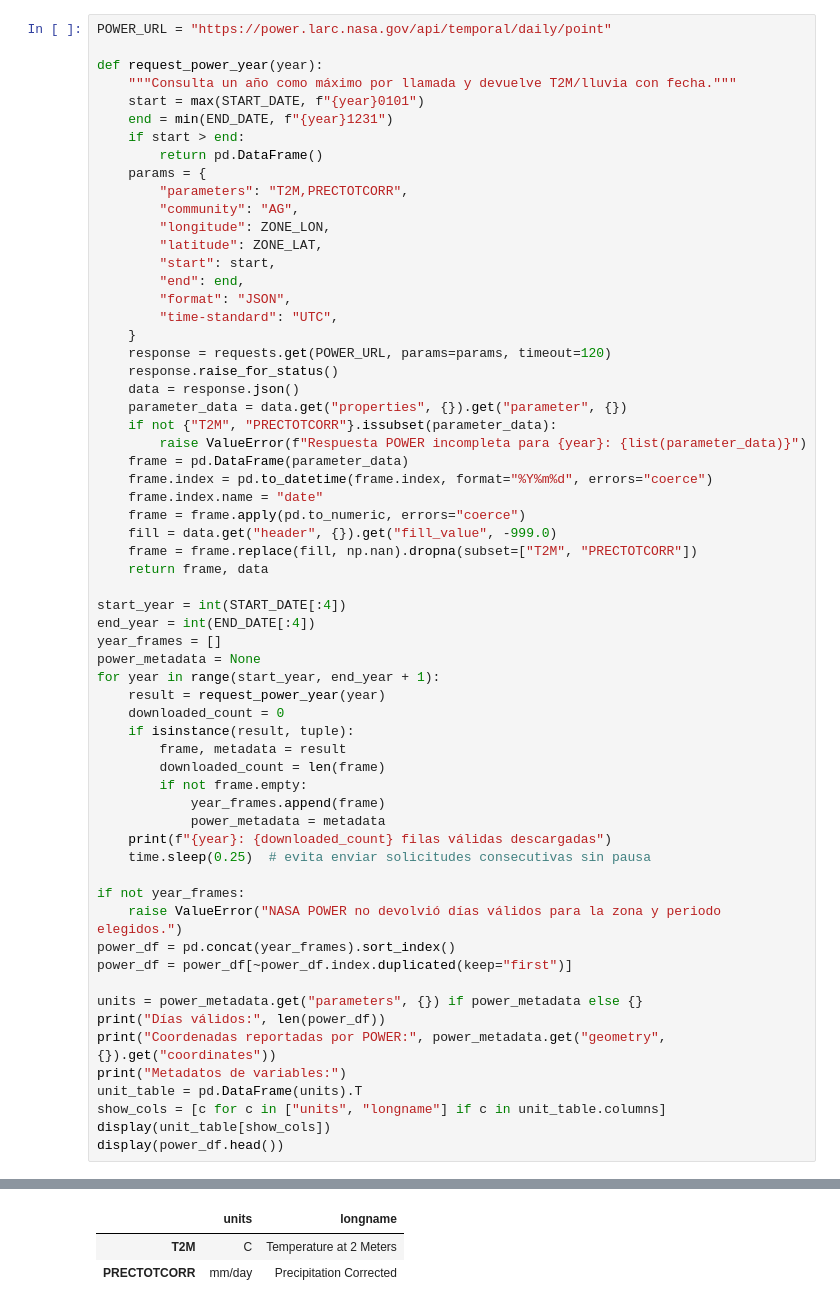
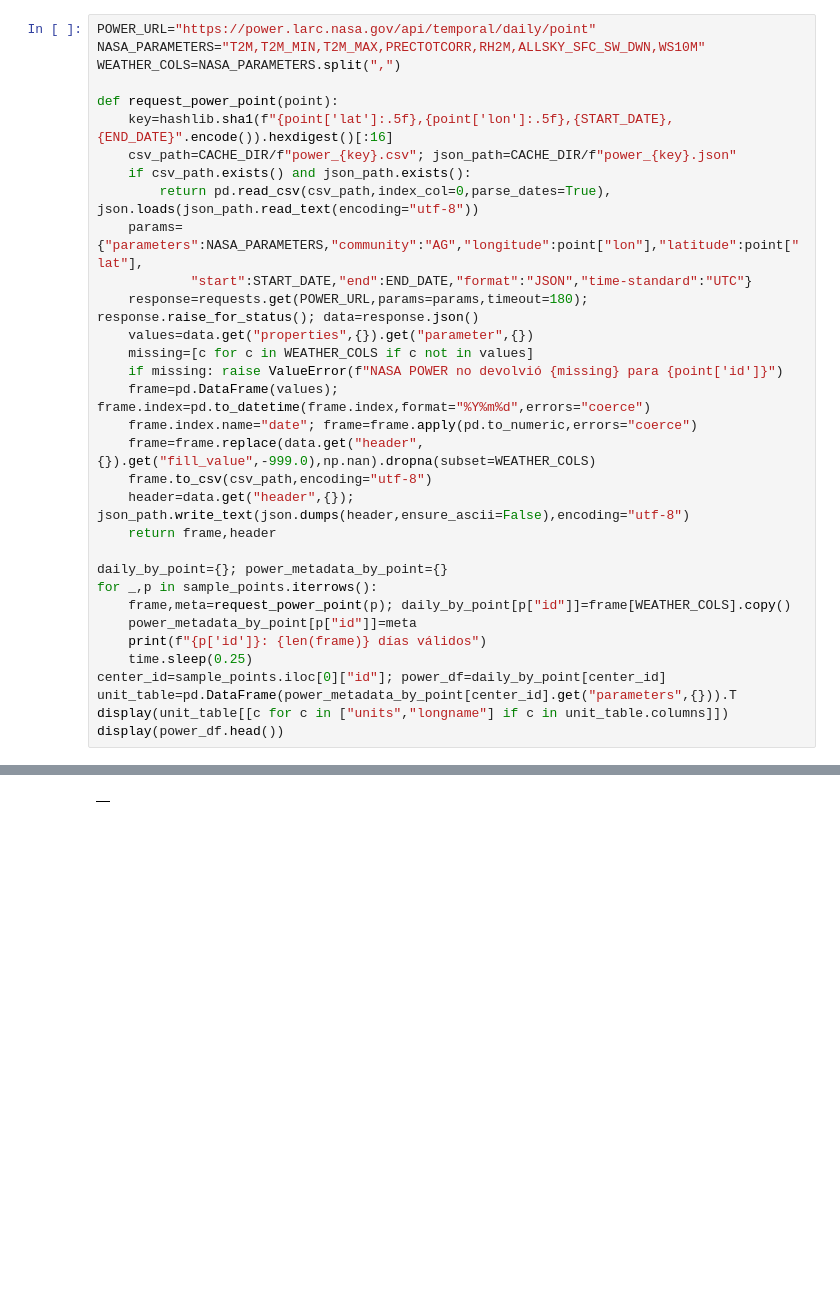
Before and after one commit to kevinmore26/NASA_SPACE_APPS_HACKATON, a Jupyter notebook: ml/ml.ipynb, the cells around one changed output, grey strips where cells are left out. Drawn from its saved outputs; the diff is of its cells as text; blank space fills up the shorter version.

```diff
--- a/ml/ml.ipynb
+++ b/ml/ml.ipynb
@@ -124,63 +136,34 @@ La consulta solicita `T2M` (temperatura media a 2 m, °C) y `PRECTOTCORR` (preci
 # %%
-POWER_URL = "https://power.larc.nasa.gov/api/temporal/daily/point"
+POWER_URL="https://power.larc.nasa.gov/api/temporal/daily/point"
+NASA_PARAMETERS="T2M,T2M_MIN,T2M_MAX,PRECTOTCORR,RH2M,ALLSKY_SFC_SW_DWN,WS10M"
+WEATHER_COLS=NASA_PARAMETERS.split(",")
 
-def request_power_year(year):
-    """Consulta un año como máximo por llamada y devuelve T2M/lluvia con fecha."""
-    start = max(START_DATE, f"{year}0101")
-    end = min(END_DATE, f"{year}1231")
-    if start > end:
-        return pd.DataFrame()
-    params = {
-        "parameters": "T2M,PRECTOTCORR",
-        "community": "AG",
-        "longitude": ZONE_LON,
-        "latitude": ZONE_LAT,
-        "start": start,
-        "end": end,
-        "format": "JSON",
-        "time-standard": "UTC",
-    }
-    response = requests.get(POWER_URL, params=params, timeout=120)
-    response.raise_for_status()
-    data = response.json()
-    parameter_data = data.get("properties", {}).get("parameter", {})
-    if not {"T2M", "PRECTOTCORR"}.issubset(parameter_data):
-        raise ValueError(f"Respuesta POWER incompleta para {year}: {list(parameter_data)}")
-    frame = pd.DataFrame(parameter_data)
-    frame.index = pd.to_datetime(frame.index, format="%Y%m%d", errors="coerce")
-    frame.index.name = "date"
-    frame = frame.apply(pd.to_numeric, errors="coerce")
-    fill = data.get("header", {}).get("fill_value", -999.0)
-    frame = frame.replace(fill, np.nan).dropna(subset=["T2M", "PRECTOTCORR"])
-    return frame, data
+def request_power_point(point):
+    key=hashlib.sha1(f"{point['lat']:.5f},{point['lon']:.5f},{START_DATE},{END_DATE}".encode()).hexdigest()[:16]
+    csv_path=CACHE_DIR/f"power_{key}.csv"; json_path=CACHE_DIR/f"power_{key}.json"
+    if csv_path.exists() and json_path.exists():
+        return pd.read_csv(csv_path,index_col=0,parse_dates=True), json.loads(json_path.read_text(encoding="utf-8"))
+    params={"parameters":NASA_PARAMETERS,"community":"AG","longitude":point["lon"],"latitude":point["lat"],
+            "start":START_DATE,"end":END_DATE,"format":"JSON","time-standard":"UTC"}
+    response=requests.get(POWER_URL,params=params,timeout=180); response.raise_for_status(); data=response.json()
+    values=data.get("properties",{}).get("parameter",{})
+    missing=[c for c in WEATHER_COLS if c not in values]
+    if missing: raise ValueError(f"NASA POWER no devolvió {missing} para {point['id']}")
+    frame=pd.DataFrame(values); frame.index=pd.to_datetime(frame.index,format="%Y%m%d",errors="coerce")
+    frame.index.name="date"; frame=frame.apply(pd.to_numeric,errors="coerce")
+    frame=frame.replace(data.get("header",{}).get("fill_value",-999.0),np.nan).dropna(subset=WEATHER_COLS)
+    frame.to_csv(csv_path,encoding="utf-8")
+    header=data.get("header",{}); json_path.write_text(json.dumps(header,ensure_ascii=False),encoding="utf-8")
+    return frame,header
 
-start_year = int(START_DATE[:4])
-end_year = int(END_DATE[:4])
-year_frames = []
-power_metadata = None
-for year in range(start_year, end_year + 1):
-    result = request_power_year(year)
-    downloaded_count = 0
-    if isinstance(result, tuple):
-        frame, metadata = result
-        downloaded_count = len(frame)
-        if not frame.empty:
-            year_frames.append(frame)
-            power_metadata = metadata
-    print(f"{year}: {downloaded_count} filas válidas descargadas")
-    time.sleep(0.25)  # evita enviar solicitudes consecutivas sin pausa
-
-if not year_frames:
-    raise ValueError("NASA POWER no devolvió días válidos para la zona y periodo elegidos.")
-power_df = pd.concat(year_frames).sort_index()
-power_df = power_df[~power_df.index.duplicated(keep="first")]
-
-units = power_metadata.get("parameters", {}) if power_metadata else {}
-print("Días válidos:", len(power_df))
-print("Coordenadas reportadas por POWER:", power_metadata.get("geometry", {}).get("coordinates"))
-print("Metadatos de variables:")
-unit_table = pd.DataFrame(units).T
-show_cols = [c for c in ["units", "longname"] if c in unit_table.columns]
-display(unit_table[show_cols])
+daily_by_point={}; power_metadata_by_point={}
+for _,p in sample_points.iterrows():
+    frame,meta=request_power_point(p); daily_by_point[p["id"]]=frame[WEATHER_COLS].copy()
+    power_metadata_by_point[p["id"]]=meta
+    print(f"{p['id']}: {len(frame)} días válidos")
+    time.sleep(0.25)
+center_id=sample_points.iloc[0]["id"]; power_df=daily_by_point[center_id]
+unit_table=pd.DataFrame(power_metadata_by_point[center_id].get("parameters",{})).T
+display(unit_table[[c for c in ["units","longname"] if c in unit_table.columns]])
 display(power_df.head())
 # %% [output]
@@ -200,3 +179 @@ Metadatos de variables:
-|  | units | longname |
-| T2M | C | Temperature at 2 Meters |
-| PRECTOTCORR | mm/day | Precipitation Corrected |
+|  |
```
Also changed, not shown: parts of 17 cells of this notebook, 23 other files.
